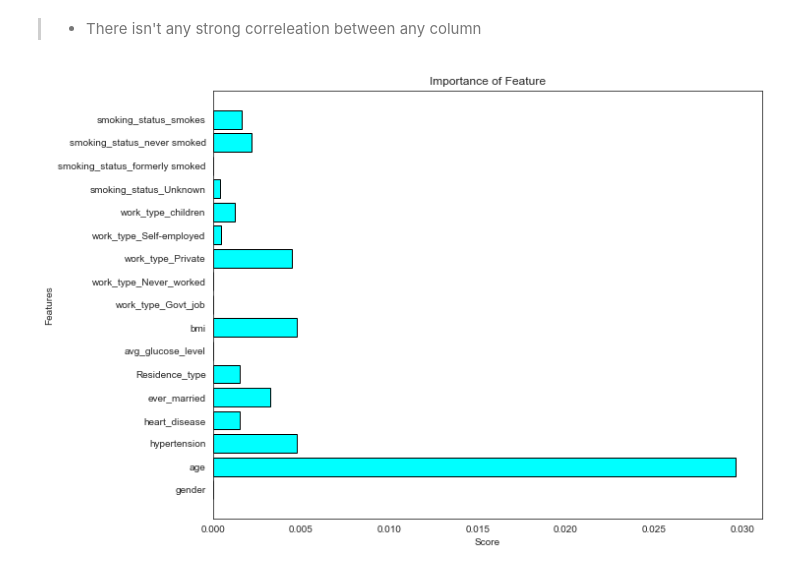
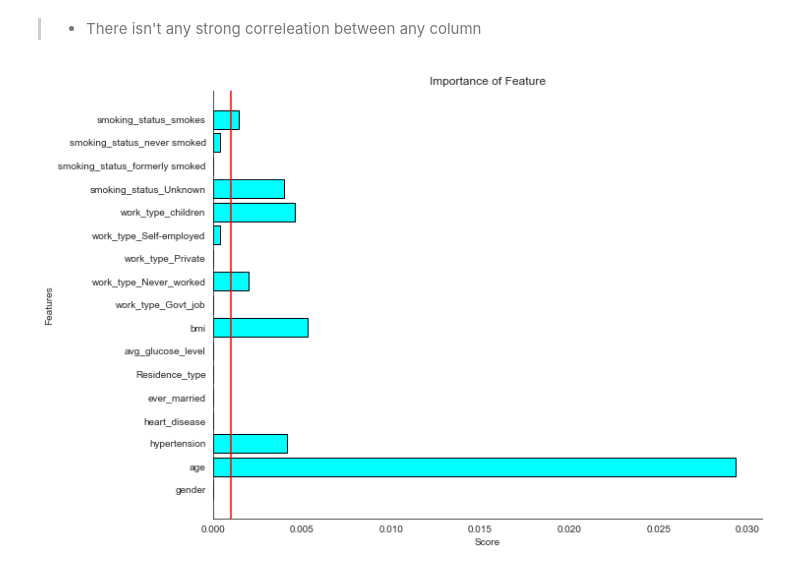
Before and after one commit to aman4004/Stroke-Prediction, a Jupyter notebook: EDA.ipynb, the cells around one changed output. Cells and saved outputs as stored; diff of their text form; code cells hidden in the pictures.

```diff
--- a/EDA.ipynb
+++ b/EDA.ipynb
@@ -118,8 +118,8 @@ plt.show()
 > * we can also label encode these categorical columns
 # %%
 df_new['gender'] = df_new['gender'].apply(lambda x: 1 if x=="Male" else 0)
-df_new['ever_married'] = df_new['ever_married'].apply(lambda x: 1 if x=="Male" else 0)
-df_new['Residence_type'] = df_new['Residence_type'].apply(lambda x: 1 if x=="Male" else 0)
+df_new['ever_married'] = df_new['ever_married'].apply(lambda x: 1 if x=="Yes" else 0)
+df_new['Residence_type'] = df_new['Residence_type'].apply(lambda x: 1 if x=="Urban" else 0)
 df_new = pd.get_dummies(df_new, columns=['work_type', 'smoking_status'])
 df_new.head()
 # %% [output]
@@ -268,16 +268,18 @@ plt.show()
 # %%
 # finding relevat column by information gain
 from sklearn.feature_selection import mutual_info_classif
 
 # score of the dataset
 score = mutual_info_classif(df_new.drop('stroke', axis=1), df_new['stroke'])
 
 # lets plot it
 plt.figure(figsize=(10, 8))
 plt.barh(df_new.drop('stroke', axis=1).columns, score, color = 'cyan', edgecolor='black')
+plt.axvline(0.001, color='red')
 plt.title('Importance of Feature')
 plt.xlabel('Score')
 plt.ylabel('Features')
+sns.despine()
 plt.show()
 # %% [output]
-[figure, old version]
+[figure, new version]
```
Also changed, not shown: parts of 2 cells of this notebook.
